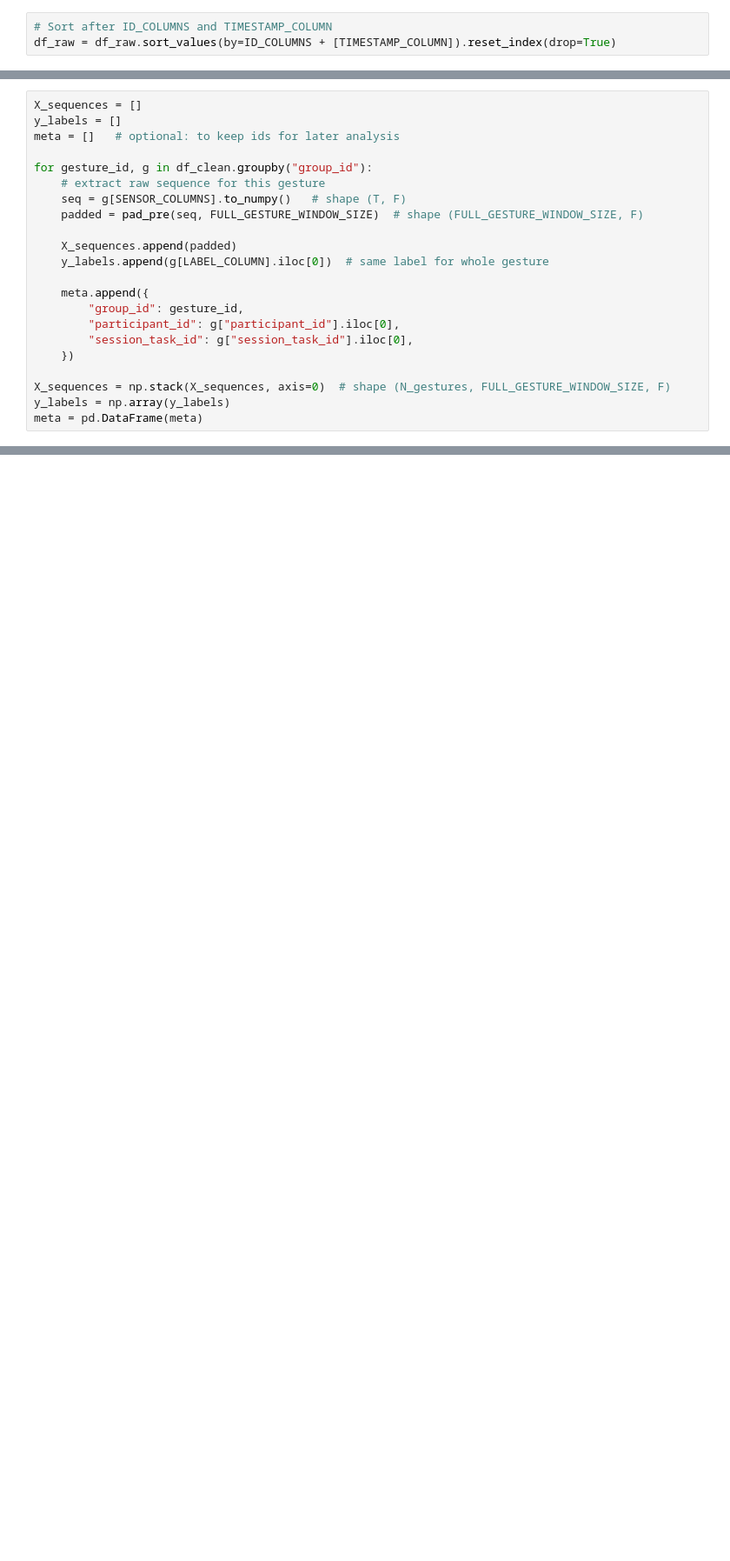
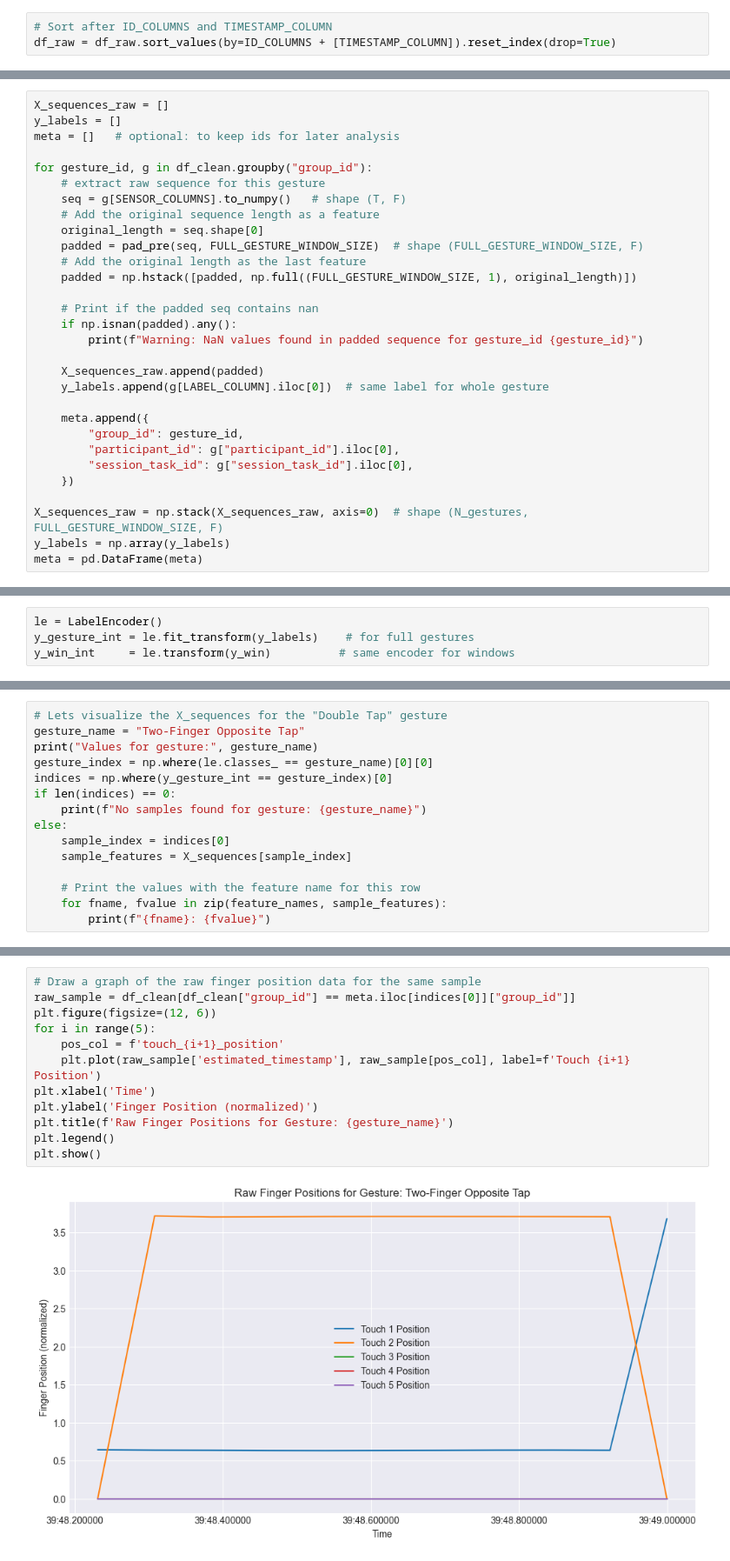
Before and after one commit to gutentag2012/master-knob-data-analysis, a Jupyter notebook: machinel-learning.ipynb, the cells around one changed output, grey strips where cells are left out. Shown at 87% size. Cells and saved outputs as stored; diff of their text form; blank space fills up the shorter version.

Commit message:
improve data analysis

```diff
--- a/machinel-learning.ipynb
+++ b/machinel-learning.ipynb
@@ -348,16 +458,24 @@ def pad_pre(sequence_2d, target_len):
     pad_block = np.zeros((pad_len, F), dtype=sequence_2d.dtype)
     return np.vstack([pad_block, sequence_2d])
 # %%
-X_sequences = []
+X_sequences_raw = []
 y_labels = []
 meta = []   # optional: to keep ids for later analysis
 
 for gesture_id, g in df_clean.groupby("group_id"):
     # extract raw sequence for this gesture
     seq = g[SENSOR_COLUMNS].to_numpy()   # shape (T, F)
+    # Add the original sequence length as a feature
+    original_length = seq.shape[0]
     padded = pad_pre(seq, FULL_GESTURE_WINDOW_SIZE)  # shape (FULL_GESTURE_WINDOW_SIZE, F)
+    # Add the original length as the last feature
+    padded = np.hstack([padded, np.full((FULL_GESTURE_WINDOW_SIZE, 1), original_length)])
 
-    X_sequences.append(padded)
+    # Print if the padded seq contains nan
+    if np.isnan(padded).any():
+        print(f"Warning: NaN values found in padded sequence for gesture_id {gesture_id}")
+
+    X_sequences_raw.append(padded)
     y_labels.append(g[LABEL_COLUMN].iloc[0])  # same label for whole gesture
 
     meta.append({
@@ -366,7 +484,7 @@ for gesture_id, g in df_clean.groupby("group_id"):
         "session_task_id": g["session_task_id"].iloc[0],
     })
 
-X_sequences = np.stack(X_sequences, axis=0)  # shape (N_gestures, FULL_GESTURE_WINDOW_SIZE, F)
+X_sequences_raw = np.stack(X_sequences_raw, axis=0)  # shape (N_gestures, FULL_GESTURE_WINDOW_SIZE, F)
 y_labels = np.array(y_labels)
 meta = pd.DataFrame(meta)
 # %%
@@ -389,0 +865,4 @@ Total number of windows: 916
+# %%
+le = LabelEncoder()
+y_gesture_int = le.fit_transform(y_labels)    # for full gestures
+y_win_int     = le.transform(y_win)          # same encoder for windows
@@ -389,0 +898,15 @@ Total number of windows: 916
+# %%
+# Lets visualize the X_sequences for the "Double Tap" gesture
+gesture_name = "Two-Finger Opposite Tap"
+print("Values for gesture:", gesture_name)
+gesture_index = np.where(le.classes_ == gesture_name)[0][0]
+indices = np.where(y_gesture_int == gesture_index)[0]
+if len(indices) == 0:
+    print(f"No samples found for gesture: {gesture_name}")
+else:
+    sample_index = indices[0]
+    sample_features = X_sequences[sample_index]
+
+    # Print the values with the feature name for this row
+    for fname, fvalue in zip(feature_names, sample_features):
+        print(f"{fname}: {fvalue}")
@@ -389,0 +931,14 @@ Total number of windows: 916
+# %%
+# Draw a graph of the raw finger position data for the same sample
+raw_sample = df_clean[df_clean["group_id"] == meta.iloc[indices[0]]["group_id"]]
+plt.figure(figsize=(12, 6))
+for i in range(5):
+    pos_col = f'touch_{i+1}_position'
+    plt.plot(raw_sample['estimated_timestamp'], raw_sample[pos_col], label=f'Touch {i+1} Position')
+plt.xlabel('Time')
+plt.ylabel('Finger Position (normalized)')
+plt.title(f'Raw Finger Positions for Gesture: {gesture_name}')
+plt.legend()
+plt.show()
+# %% [output]
+[figure, added]
```
Also changed, not shown: parts of 37 cells of this notebook, 7 other files.
